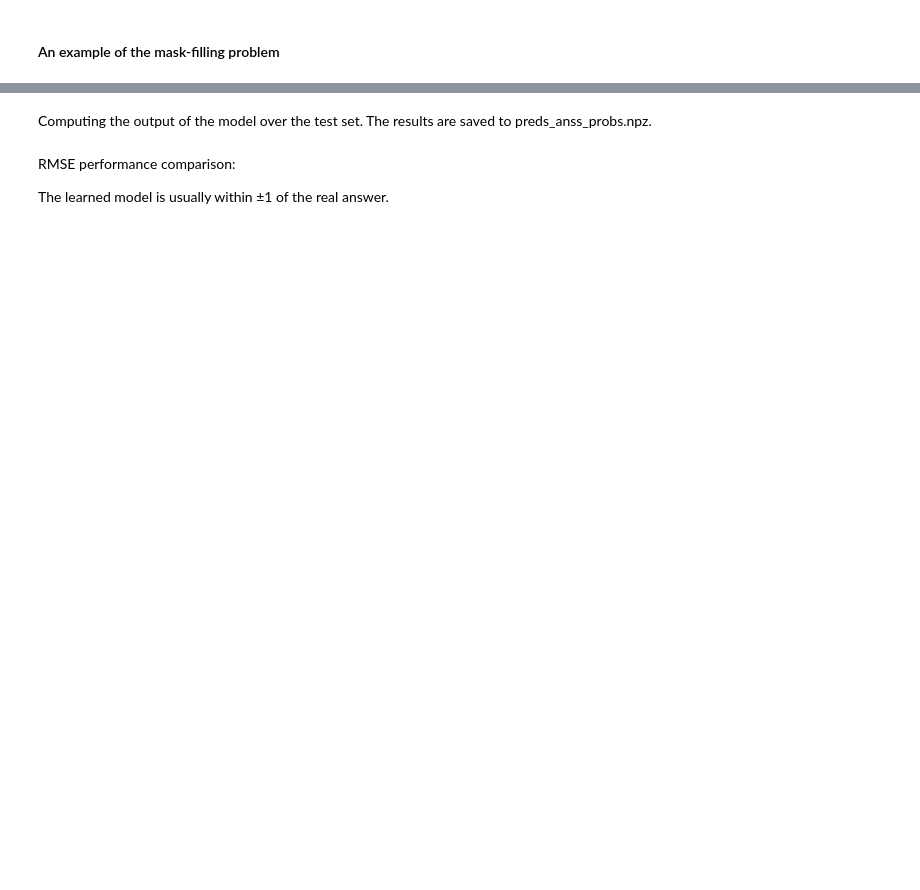
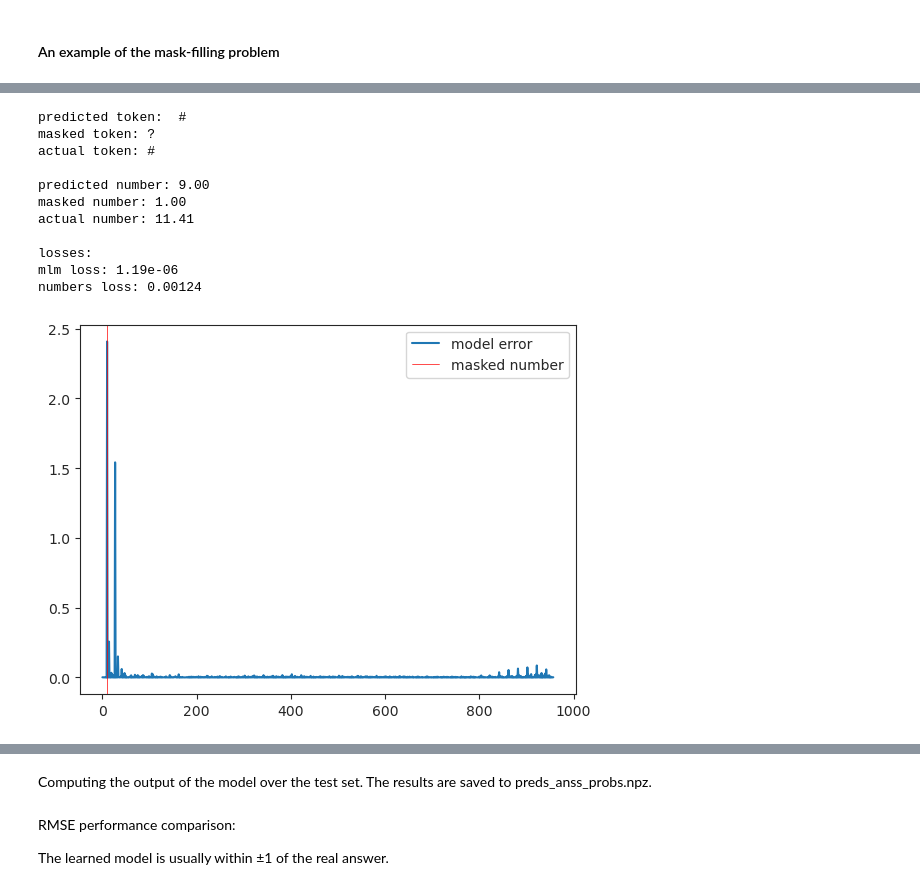
Before and after one commit to golkar/microcosm, a Jupyter notebook: xslorenz_KCroberta_results.ipynb, the cells around one changed output, grey strips where cells are left out. Drawn from its saved outputs; the diff is of its cells as text; code cells hidden in the pictures; blank space fills up the shorter version.

```diff
--- a/xslorenz_KCroberta_results.ipynb
+++ b/xslorenz_KCroberta_results.ipynb
@@ -331,3 +106,56 @@ length of the tokenized sample: 1290
+# %%
+# defining a prediction function
+
+def predict(model, masked_sample, device = 'cuda'):
+    model.to(device)
+    out = model(
+            input_ids = torch.tensor(masked_sample['input_ids']).view(1,-1).to(device),
+            labels = torch.tensor(masked_sample['labels']).view(1,-1).to(device),
+            numbers = torch.tensor(masked_sample['masked_numbers']).view(1,-1).to(device),
+            masked_numbers = torch.tensor(masked_sample['masked_numbers']).view(1,-1).to(device)
+            )
+    return out
+# %%
+masked_sample = masked_ds["val"][0]
+# masked_sample = masked_ds[0]
+# sample = tokenized_ds["val"][0]
+# masked_sample = mask_first_param(sample)
+model.eval()
+device = model.device
+out = predict(model, masked_sample, device)
+
+print('predicted token: ', tokenizer.decode([out.logits[0,10].argmax().item()]))
+print('masked token:', tokenizer.decode(masked_sample['input_ids'][10]))
+print('actual token:', tokenizer.decode(masked_sample['labels'][10]))
+print()
+print('predicted number: {:.2f}'.format(out.numbers[0,10].item()))
+print('masked number: {:.2f}'.format(masked_sample['masked_numbers'][10]))
+print('actual number: {:.2f}'.format(masked_sample['numbers'][10]))
+
+print()
+print('losses:')
+print('mlm loss: {:.3g}'.format(out.loss_mlm.item()))
+print('numbers loss: {:.3g}'.format(out.loss_numbers.item()))
+
+print()
+# Even though only the first parameter is masked, the model still makes errors on other parameters
+diff = np.abs((out.numbers[0]).detach().cpu().numpy() - np.array(masked_sample['numbers']))
+plt.plot(diff, label='model error')
+plt.axvline(10, color = 'r', linewidth = .5, label = 'masked number')
+plt.legend();
+# %% [output]
+predicted token:  #
+masked token: ?
+actual token: #
+
+predicted number: 9.00
+masked number: 1.00
+actual number: 11.41
+
+losses:
+mlm loss: 1.19e-06
+numbers loss: 0.00124
+[figure, added]
 # %% [markdown]
 #### How well does it perform quantitatively?
 
```
Also changed, not shown: parts of 47 cells of this notebook, 3 other files.
